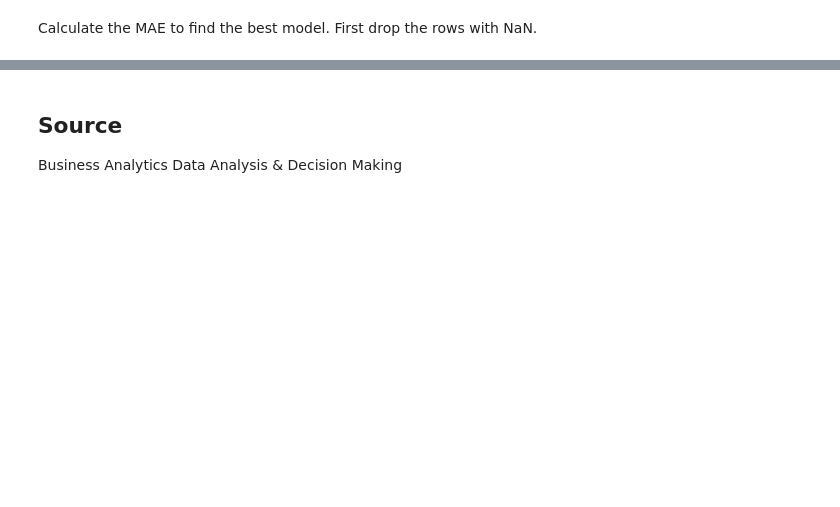
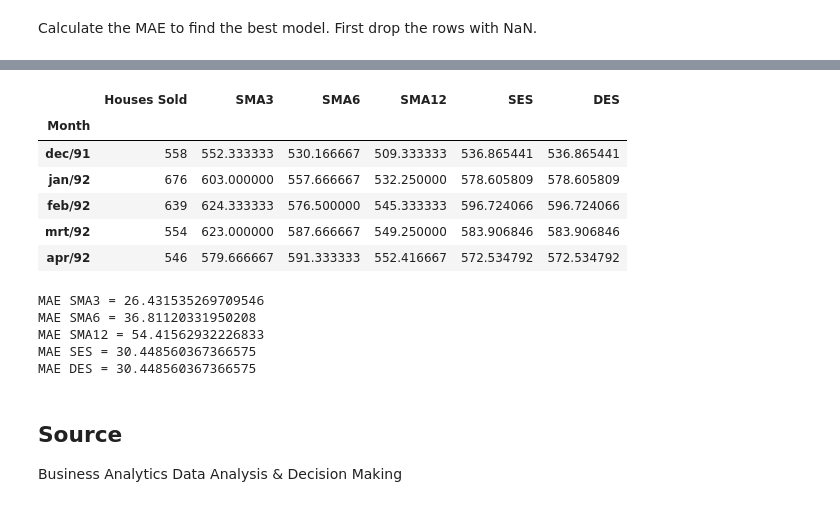
Before and after one commit to JasperHmn/dsailabs, a Jupyter notebook: 7-time-series/lab-7.01-house-sales.ipynb, the cells around one changed output, grey strips where cells are left out. Drawn from its saved outputs; the diff is of its cells as text; code cells hidden in the pictures; blank space fills up the shorter version.

```diff
--- a/7-time-series/lab-7.01-house-sales.ipynb
+++ b/7-time-series/lab-7.01-house-sales.ipynb
@@ -98,2 +117,13 @@ Calculate the MAE to find the best model. First drop the rows with NaN.
 # %%
 columns = ['SMA3', 'SMA6', 'SMA12', 'SES', 'DES']
+# %%
+data = data.dropna()
+data.head()
+# %% [output]
+|  | Houses Sold | SMA3 | SMA6 | SMA12 | SES | DES |
+| Month |  |  |  |  |  |  |
+| dec/91 | 558 | 552.333333 | 530.166667 | 509.333333 | 536.865441 | 536.865441 |
+| jan/92 | 676 | 603.000000 | 557.666667 | 532.250000 | 578.605809 | 578.605809 |
+| feb/92 | 639 | 624.333333 | 576.500000 | 545.333333 | 596.724066 | 596.724066 |
+| mrt/92 | 554 | 623.000000 | 587.666667 | 549.250000 | 583.906846 | 583.906846 |
+| apr/92 | 546 | 579.666667 | 591.333333 | 552.416667 | 572.534792 | 572.534792 |
@@ -99,0 +132,11 @@ columns = ['SMA3', 'SMA6', 'SMA12', 'SES', 'DES']
+# %%
+from sklearn.metrics import mean_absolute_error
+
+for c in columns:
+  print(f'MAE {c} = {mean_absolute_error(data["Houses Sold"], data[c])}')
+# %% [output]
+MAE SMA3 = 26.431535269709546
+MAE SMA6 = 36.81120331950208
+MAE SMA12 = 54.41562932226833
+MAE SES = 30.448560367366575
+MAE DES = 30.448560367366575
```
Also changed, not shown: parts of 6 cells of this notebook, 1 other file.
